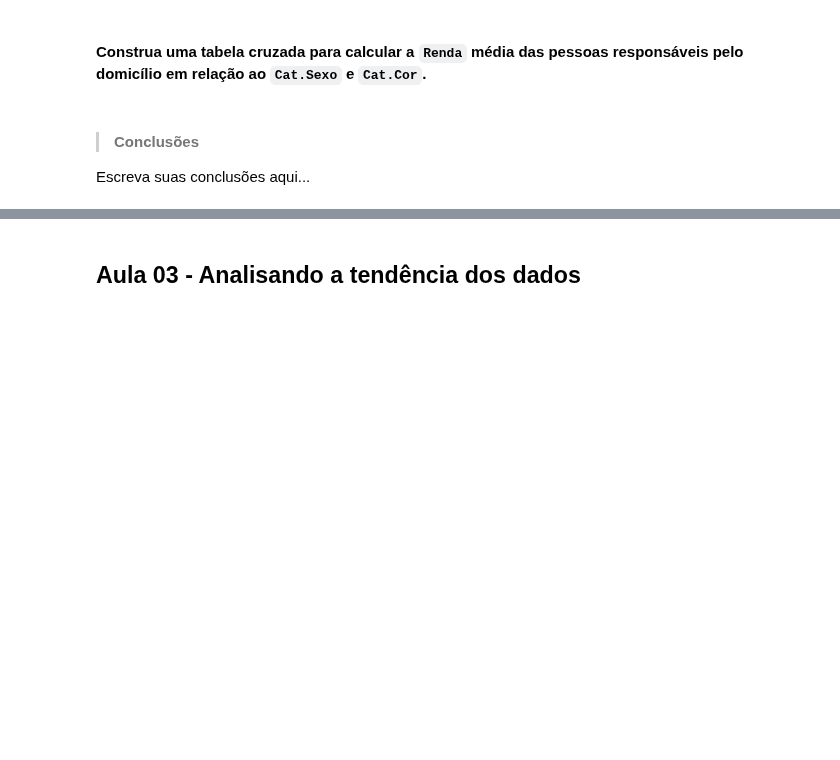
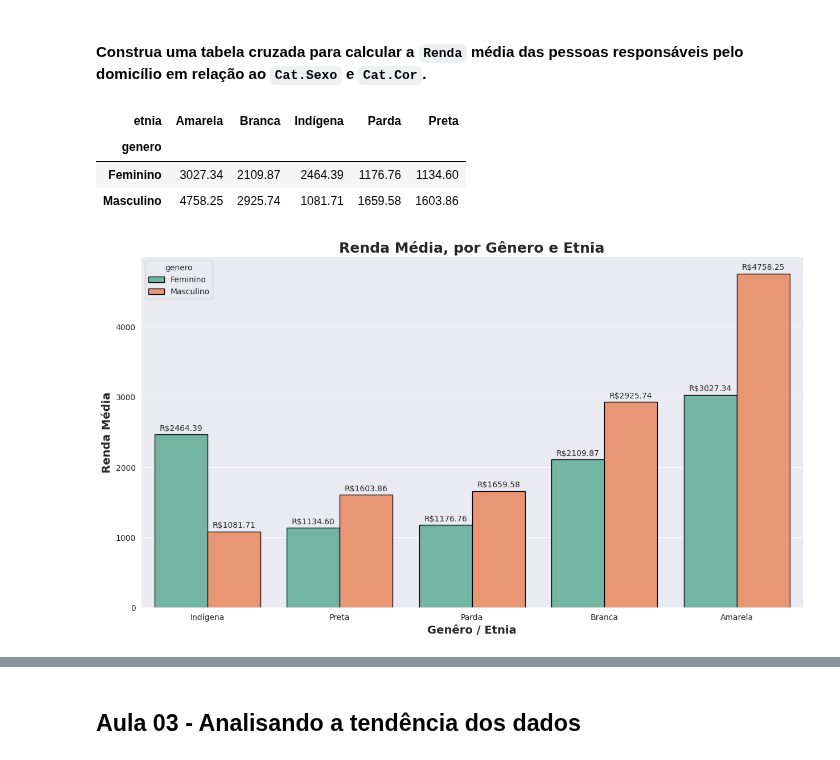
Before and after one commit to JhonCostaDev/oracle_one_alura, a Jupyter notebook: estatistica_ML/desafios/reload_desafios.ipynb, the cells around one changed output, grey strips where cells are left out. Saved outputs shown, nothing was run; the diff lists cells and outputs as text; code cells hidden in the pictures; blank space fills up the shorter version.

```diff
--- a/estatistica_ML/desafios/reload_desafios.ipynb
+++ b/estatistica_ML/desafios/reload_desafios.ipynb
@@ -389,6 +434,34 @@ Escreva suas conclusões aqui...
 # %% [markdown]
 #### **Construa uma tabela cruzada para calcular a `Renda` média das pessoas responsáveis pelo domicílio em relação ao `Cat.Sexo` e `Cat.Cor`.**
-# %% [markdown]
-> #### Conclusões
-
-Escreva suas conclusões aqui...
+# %%
+renda_media_etnia_sexo = pd.crosstab(dados.genero, dados.etnia, values=dados.renda, aggfunc='mean').round(2)
+
+renda_media_etnia_sexo
+# %% [output]
+| etnia | Amarela | Branca | Indígena | Parda | Preta |
+| genero |  |  |  |  |  |
+| Feminino | 3027.34 | 2109.87 | 2464.39 | 1176.76 | 1134.60 |
+| Masculino | 4758.25 | 2925.74 | 1081.71 | 1659.58 | 1603.86 |
+# %%
+
+renda_media_etnia_sexo_plot = renda_media_etnia_sexo.reset_index().melt(
+    id_vars='genero',
+    var_name='etnia',
+    value_name='valor'
+).sort_values(by='valor')
+
+plt.figure(figsize=(15, 8))
+ax = sns.barplot(data=renda_media_etnia_sexo_plot, x='etnia', y='valor', hue='genero', palette='Set2',edgecolor='black')
+
+for container in ax.containers:
+    ax.bar_label(container=container, fmt='R$%.2f', label_type='edge', padding=3)
+
+ax.set_title("Renda Média, por Gênero e Etnia", fontdict={'fontsize': 18, 'fontweight': 'bold'})
+
+ax.set_xlabel("Genêro / Etnia", fontdict={'fontsize': 14, 'fontweight': 'bold'})
+
+ax.set_ylabel("Renda Média", fontdict={'fontsize': 14, 'fontweight': 'bold'})
+
+plt.show()
+# %% [output]
+[figure, added]
```
Also changed, not shown: parts of 12 cells of this notebook, 1 other file.
